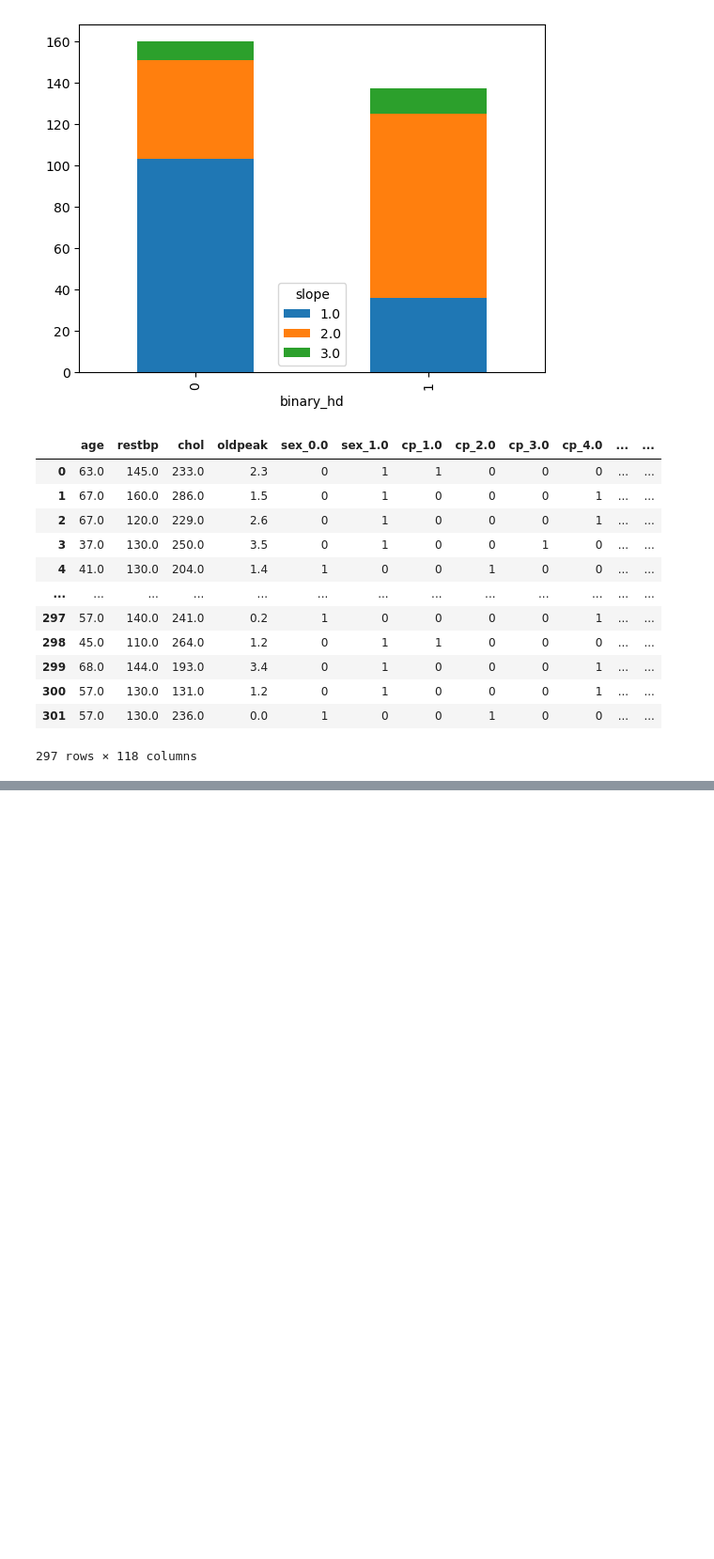
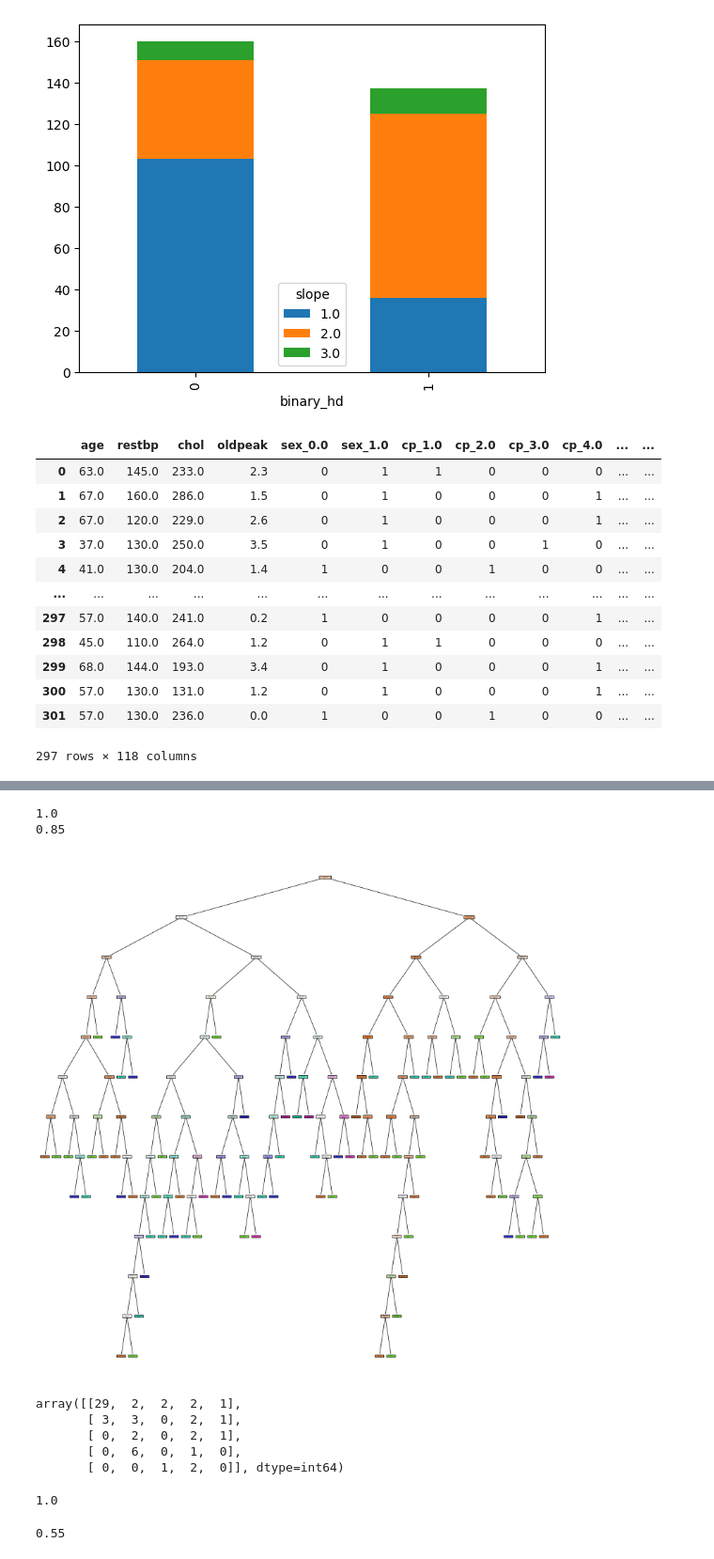
Before and after one commit to TangoMango223/schulich_MBAN6110, a Jupyter notebook: class_files/class12.ipynb, the cells around one changed output, grey strips where cells are left out. Shown: that part at 94% size. Saved outputs shown, nothing was run; the diff lists cells and outputs as text; code cells hidden in the pictures; blank space fills up the shorter version.

```diff
--- a/class_files/class12.ipynb
+++ b/class_files/class12.ipynb
@@ -287,0 +294,7 @@ plot_tree(dt, filled=True, rounded=True, class_names=['0','1'], feature_names=X_
+# %%
+# Without constraints, we see each tree is perfectly fit to training data
+print(accuracy_score(pred_train1, y_train))
+print(accuracy_score(pred_test1, y_test))
+# %% [output]
+1.0
+0.85
@@ -287,0 +303,16 @@ plot_tree(dt, filled=True, rounded=True, class_names=['0','1'], feature_names=X_
+# %%
+# New y is "hd"
+y_2 = df["hd"]
+# %%
+# Second Train/Test split:
+X_train2, X_test2, y_train2, y_test2 = train_test_split(X_encoded, y_2, test_size=0.2, random_state=42)
+# %%
+# Define and pick the model, and fit it:
+dt2 = DecisionTreeClassifier(random_state=123)
+dt2 = dt2.fit(X_train2, y_train2)
+# %%
+# Apply figure:
+plt.figure(figsize=(20,20))
+plot_tree(dt2, filled=True, rounded=True, class_names=['0','1','2','3','4'], feature_names=X_encoded.columns);
+# %% [output]
+[figure, added]
@@ -287,0 +323,17 @@ plot_tree(dt, filled=True, rounded=True, class_names=['0','1'], feature_names=X_
+# %%
+# Even more fitted - we can use confusion matrix that it's not that good...
+confusion_matrix(y_test2, pred_test2)
+# %% [output]
+array([[29,  2,  2,  2,  1],
+       [ 3,  3,  0,  2,  1],
+       [ 0,  2,  0,  2,  1],
+       [ 0,  6,  0,  1,  0],
+       [ 0,  0,  1,  2,  0]], dtype=int64)
+# %%
+accuracy_score(y_train2, pred_train2)
+# %% [output]
+1.0
+# %%
+accuracy_score(y_test2, pred_test2)
+# %% [output]
+0.55
```
Also changed, not shown: parts of 7 cells of this notebook.
